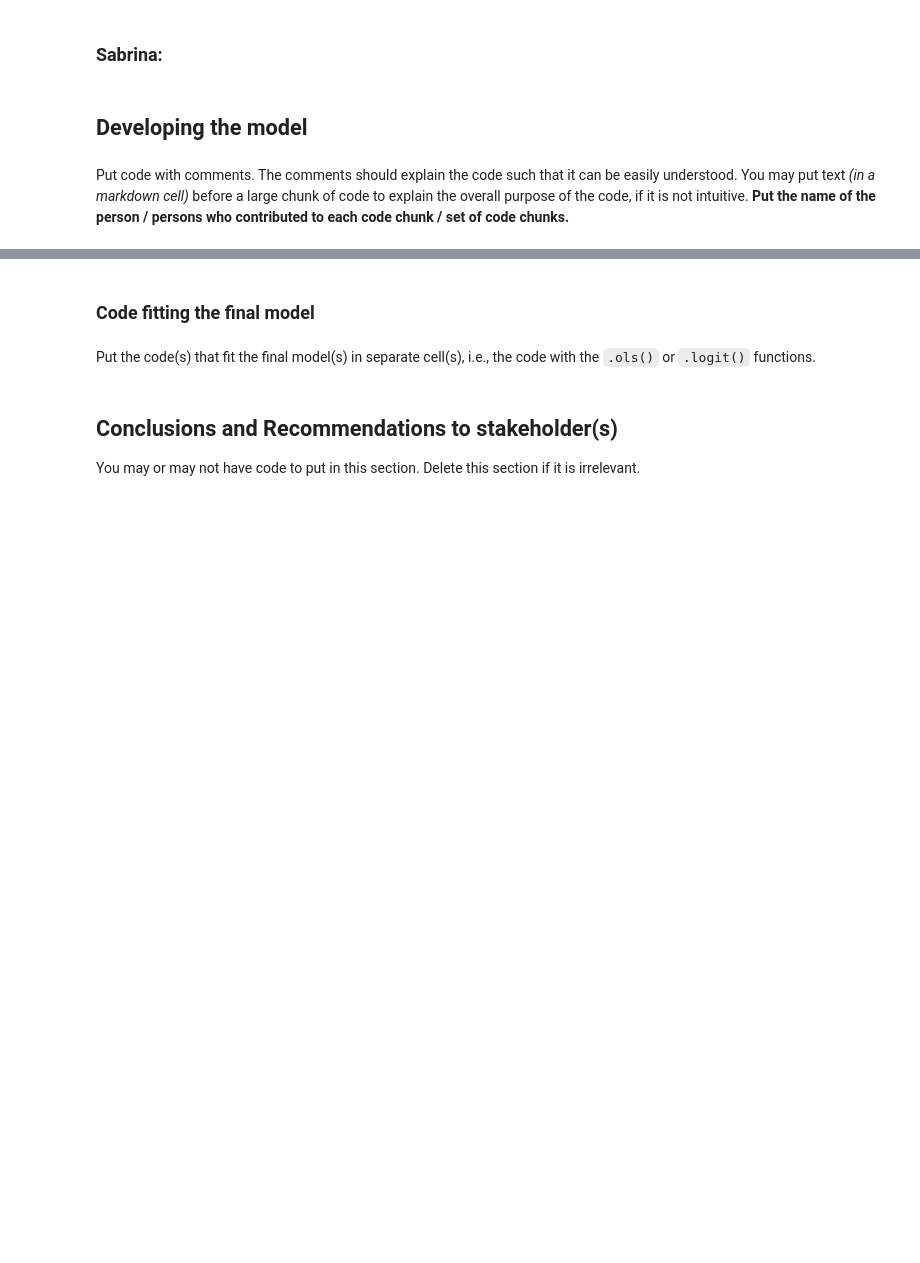
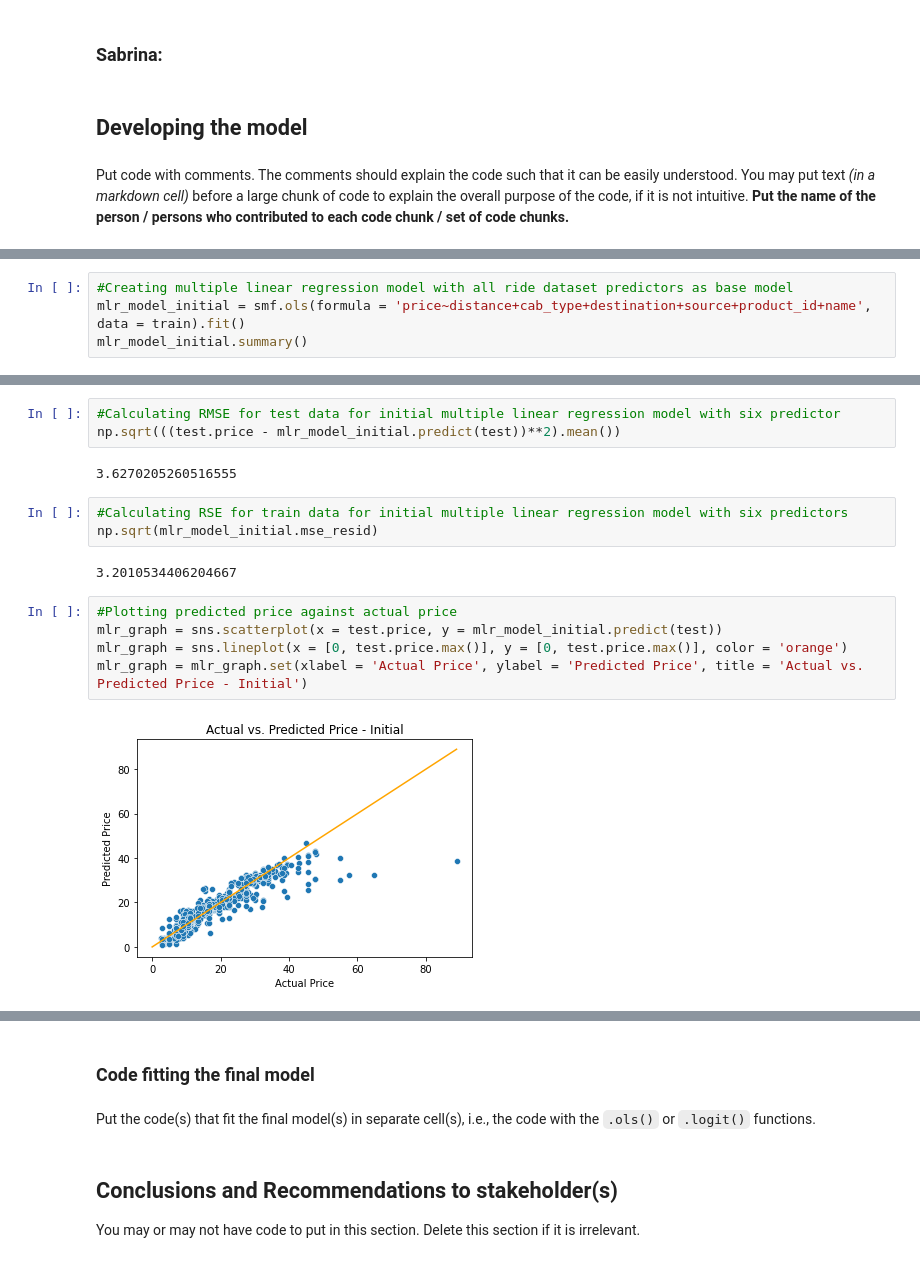
Before and after one commit to cndywu/TheYelpers, a Jupyter notebook: Project Code Template.ipynb, the cells around one changed output, grey strips where cells are left out. Saved outputs shown, nothing was run; the diff lists cells and outputs as text; blank space fills up the shorter version.

```diff
--- a/Project Code Template.ipynb
+++ b/Project Code Template.ipynb
@@ -319,0 +365,4 @@ Put code with comments. The comments should explain the code such that it can be
+# %%
+#Creating multiple linear regression model with all ride dataset predictors as base model
+mlr_model_initial = smf.ols(formula = 'price~distance+cab_type+destination+source+product_id+name', data = train).fit()
+mlr_model_initial.summary()
@@ -319,0 +404,17 @@ Put code with comments. The comments should explain the code such that it can be
+# %%
+#Calculating RMSE for test data for initial multiple linear regression model with six predictor
+np.sqrt(((test.price - mlr_model_initial.predict(test))**2).mean())
+# %% [output]
+3.6270205260516555
+# %%
+#Calculating RSE for train data for initial multiple linear regression model with six predictors
+np.sqrt(mlr_model_initial.mse_resid)
+# %% [output]
+3.2010534406204667
+# %%
+#Plotting predicted price against actual price
+mlr_graph = sns.scatterplot(x = test.price, y = mlr_model_initial.predict(test))
+mlr_graph = sns.lineplot(x = [0, test.price.max()], y = [0, test.price.max()], color = 'orange')
+mlr_graph = mlr_graph.set(xlabel = 'Actual Price', ylabel = 'Predicted Price', title = 'Actual vs. Predicted Price - Initial')
+# %% [output]
+[figure, added]
```
Also changed, not shown: parts of 12 cells of this notebook, 1 other file.
